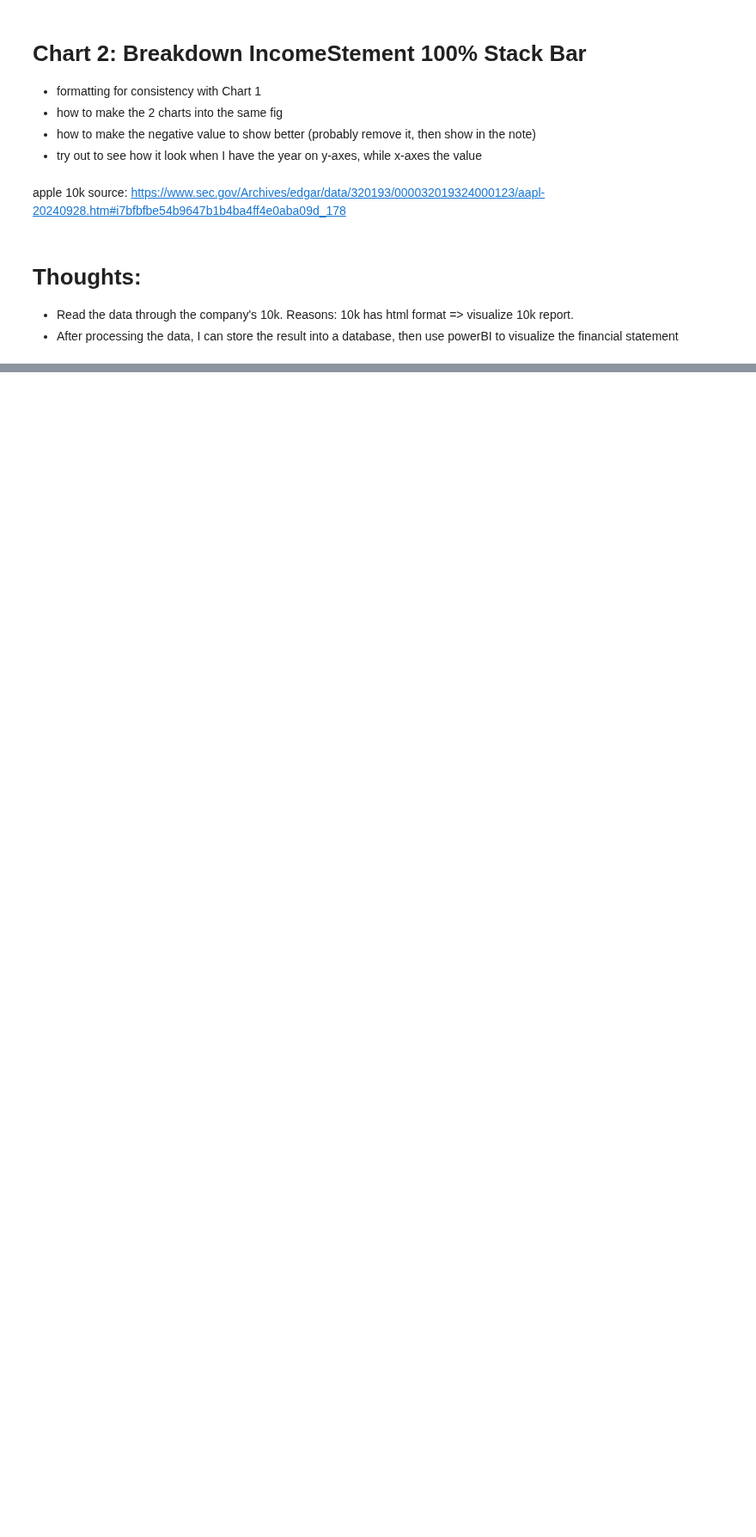
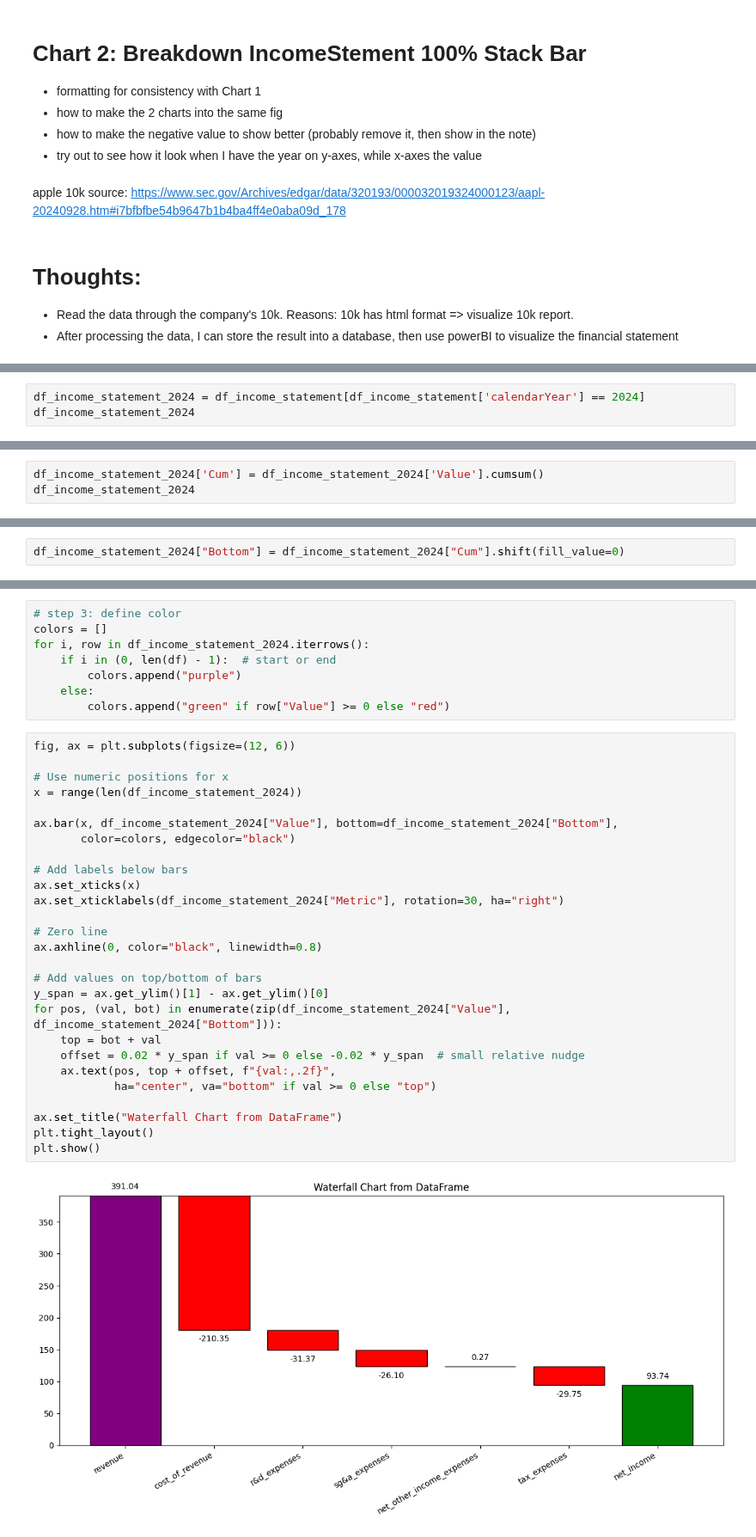
Before and after one commit to tdoan123/data-learning-journey, a Jupyter notebook: Projects/FinancialStatementAnalysis/apple_income_statement_annual.ipynb, the cells around one changed output, grey strips where cells are left out. Shown at 86% size. Drawn from its saved outputs; the diff is of its cells as text; blank space fills up the shorter version.

Commit message:
add waterfall chart for apple

```diff
--- a/Projects/FinancialStatementAnalysis/apple_income_statement_annual.ipynb
+++ b/Projects/FinancialStatementAnalysis/apple_income_statement_annual.ipynb
@@ -620,0 +605,3 @@ apple 10k source: https://www.sec.gov/Archives/edgar/data/320193/000032019324000
+# %%
+df_income_statement_2024 = df_income_statement[df_income_statement['calendarYear'] == 2024]
+df_income_statement_2024
@@ -620,0 +636,3 @@ apple 10k source: https://www.sec.gov/Archives/edgar/data/320193/000032019324000
+# %%
+df_income_statement_2024['Cum'] = df_income_statement_2024['Value'].cumsum()
+df_income_statement_2024
@@ -620,0 +653,2 @@ apple 10k source: https://www.sec.gov/Archives/edgar/data/320193/000032019324000
+# %%
+df_income_statement_2024["Bottom"] = df_income_statement_2024["Cum"].shift(fill_value=0)
@@ -620,0 +688,37 @@ apple 10k source: https://www.sec.gov/Archives/edgar/data/320193/000032019324000
+# %%
+# step 3: define color
+colors = []
+for i, row in df_income_statement_2024.iterrows():
+    if i in (0, len(df) - 1):  # start or end
+        colors.append("purple")
+    else:
+        colors.append("green" if row["Value"] >= 0 else "red")
+# %%
+fig, ax = plt.subplots(figsize=(12, 6))
+
+# Use numeric positions for x
+x = range(len(df_income_statement_2024))
+
+ax.bar(x, df_income_statement_2024["Value"], bottom=df_income_statement_2024["Bottom"],
+       color=colors, edgecolor="black")
+
+# Add labels below bars
+ax.set_xticks(x)
+ax.set_xticklabels(df_income_statement_2024["Metric"], rotation=30, ha="right")
+
+# Zero line
+ax.axhline(0, color="black", linewidth=0.8)
+
+# Add values on top/bottom of bars
+y_span = ax.get_ylim()[1] - ax.get_ylim()[0]
+for pos, (val, bot) in enumerate(zip(df_income_statement_2024["Value"], df_income_statement_2024["Bottom"])):
+    top = bot + val
+    offset = 0.02 * y_span if val >= 0 else -0.02 * y_span  # small relative nudge
+    ax.text(pos, top + offset, f"{val:,.2f}",
+            ha="center", va="bottom" if val >= 0 else "top")
+
+ax.set_title("Waterfall Chart from DataFrame")
+plt.tight_layout()
+plt.show()
+# %% [output]
+[figure, added]
```
Also changed, not shown: parts of 13 cells of this notebook.
